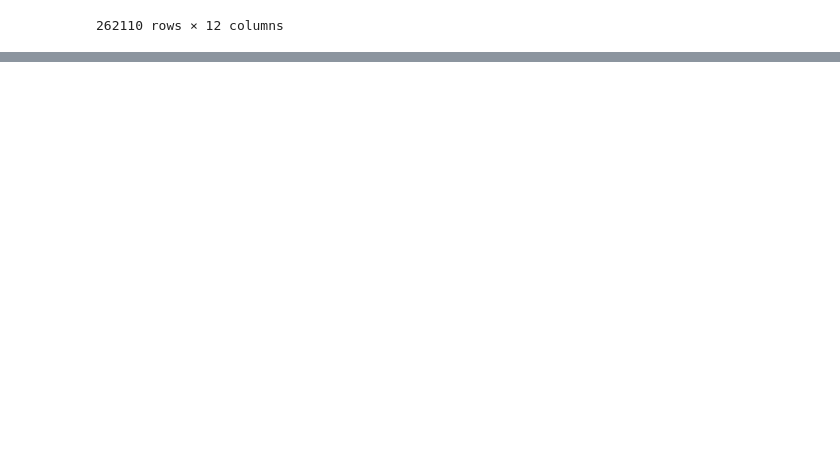
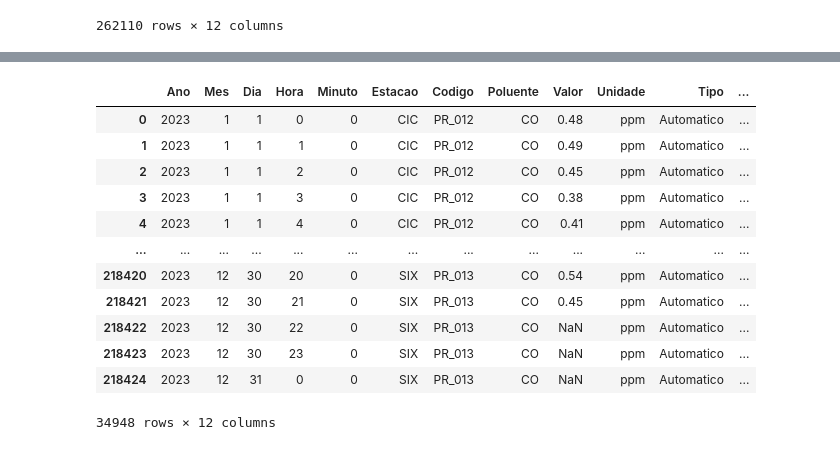
Before and after one commit to Marcosperrude/ENS410064, a Jupyter notebook: scripts/Untitled.ipynb, the cells around one changed output, grey strips where cells are left out. Cells and saved outputs as stored; diff of their text form; code cells hidden in the pictures; blank space fills up the shorter version.

```diff
--- a/scripts/Untitled.ipynb
+++ b/scripts/Untitled.ipynb
@@ -177,0 +140,16 @@ df.query('Codigo == "PR_012"')
+# %%
+df_co
+# %% [output]
+|  | Ano | Mes | Dia | Hora | Minuto | Estacao | Codigo | Poluente | Valor | Unidade | Tipo | ... |
+| 0 | 2023 | 1 | 1 | 0 | 0 | CIC | PR_012 | CO | 0.48 | ppm | Automatico | ... |
+| 1 | 2023 | 1 | 1 | 1 | 0 | CIC | PR_012 | CO | 0.49 | ppm | Automatico | ... |
+| 2 | 2023 | 1 | 1 | 2 | 0 | CIC | PR_012 | CO | 0.45 | ppm | Automatico | ... |
+| 3 | 2023 | 1 | 1 | 3 | 0 | CIC | PR_012 | CO | 0.38 | ppm | Automatico | ... |
+| 4 | 2023 | 1 | 1 | 4 | 0 | CIC | PR_012 | CO | 0.41 | ppm | Automatico | ... |
+| ... | ... | ... | ... | ... | ... | ... | ... | ... | ... | ... | ... | ... |
+| 218420 | 2023 | 12 | 30 | 20 | 0 | SIX | PR_013 | CO | 0.54 | ppm | Automatico | ... |
+| 218421 | 2023 | 12 | 30 | 21 | 0 | SIX | PR_013 | CO | 0.45 | ppm | Automatico | ... |
+| 218422 | 2023 | 12 | 30 | 22 | 0 | SIX | PR_013 | CO | NaN | ppm | Automatico | ... |
+| 218423 | 2023 | 12 | 30 | 23 | 0 | SIX | PR_013 | CO | NaN | ppm | Automatico | ... |
+| 218424 | 2023 | 12 | 31 | 0 | 0 | SIX | PR_013 | CO | NaN | ppm | Automatico | ... |
+34948 rows × 12 columns
```
Also changed, not shown: parts of 12 cells of this notebook.
